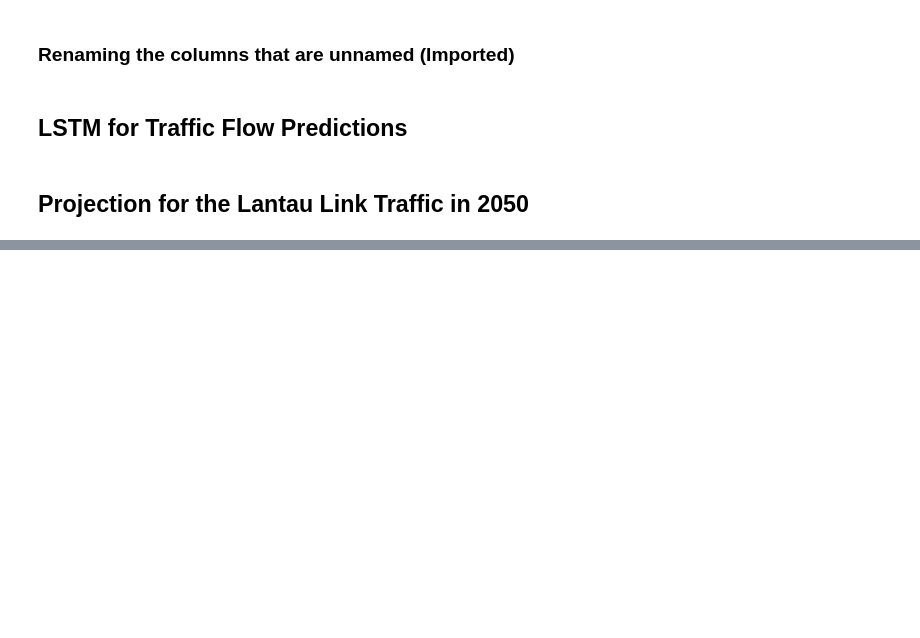
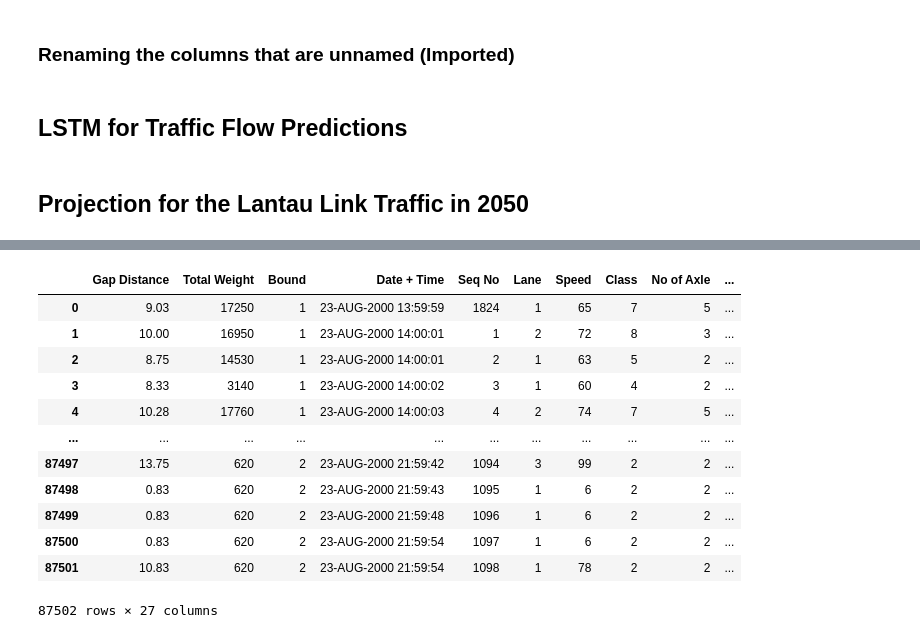
Before and after one commit to felixthe-cat/Personal_Projects, a Jupyter notebook: Final_Year_Project/Data_handle.ipynb, the cells around one changed output, grey strips where cells are left out. Drawn from its saved outputs; the diff is of its cells as text; code cells hidden in the pictures; blank space fills up the shorter version.

```diff
--- a/Final_Year_Project/Data_handle.ipynb
+++ b/Final_Year_Project/Data_handle.ipynb
@@ -1231 +1240,17 @@ array=[2066873].
 Reshape your data either using array.reshape(-1, 1) if your data has a single feature or array.reshape(1, -1) if it contains a single sample.
+# %%
+all_data
+# %% [output]
+|  | Gap Distance | Total Weight | Bound | Date + Time | Seq No | Lane | Speed | Class | No of Axle | ... |
+| 0 | 9.03 | 17250 | 1 | 23-AUG-2000 13:59:59 | 1824 | 1 | 65 | 7 | 5 | ... |
+| 1 | 10.00 | 16950 | 1 | 23-AUG-2000 14:00:01 | 1 | 2 | 72 | 8 | 3 | ... |
+| 2 | 8.75 | 14530 | 1 | 23-AUG-2000 14:00:01 | 2 | 1 | 63 | 5 | 2 | ... |
+| 3 | 8.33 | 3140 | 1 | 23-AUG-2000 14:00:02 | 3 | 1 | 60 | 4 | 2 | ... |
+| 4 | 10.28 | 17760 | 1 | 23-AUG-2000 14:00:03 | 4 | 2 | 74 | 7 | 5 | ... |
+| ... | ... | ... | ... | ... | ... | ... | ... | ... | ... | ... |
+| 87497 | 13.75 | 620 | 2 | 23-AUG-2000 21:59:42 | 1094 | 3 | 99 | 2 | 2 | ... |
+| 87498 | 0.83 | 620 | 2 | 23-AUG-2000 21:59:43 | 1095 | 1 | 6 | 2 | 2 | ... |
+| 87499 | 0.83 | 620 | 2 | 23-AUG-2000 21:59:48 | 1096 | 1 | 6 | 2 | 2 | ... |
+| 87500 | 0.83 | 620 | 2 | 23-AUG-2000 21:59:54 | 1097 | 1 | 6 | 2 | 2 | ... |
+| 87501 | 10.83 | 620 | 2 | 23-AUG-2000 21:59:54 | 1098 | 1 | 78 | 2 | 2 | ... |
+87502 rows × 27 columns
```
Also changed, not shown: parts of 3 cells of this notebook, 24 other files.
